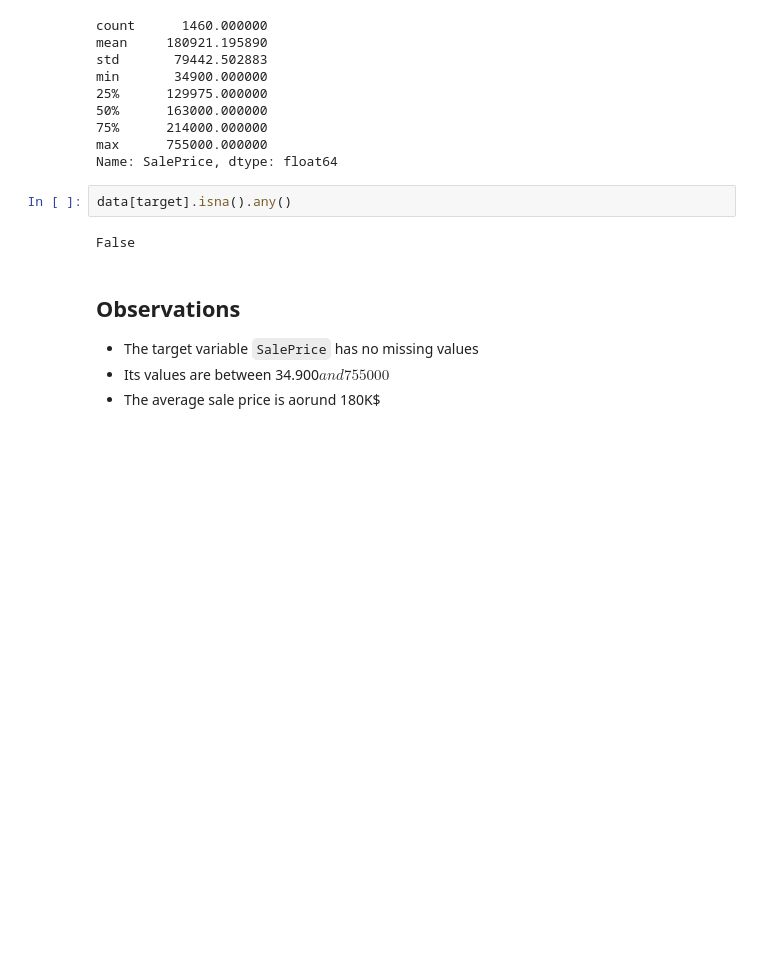
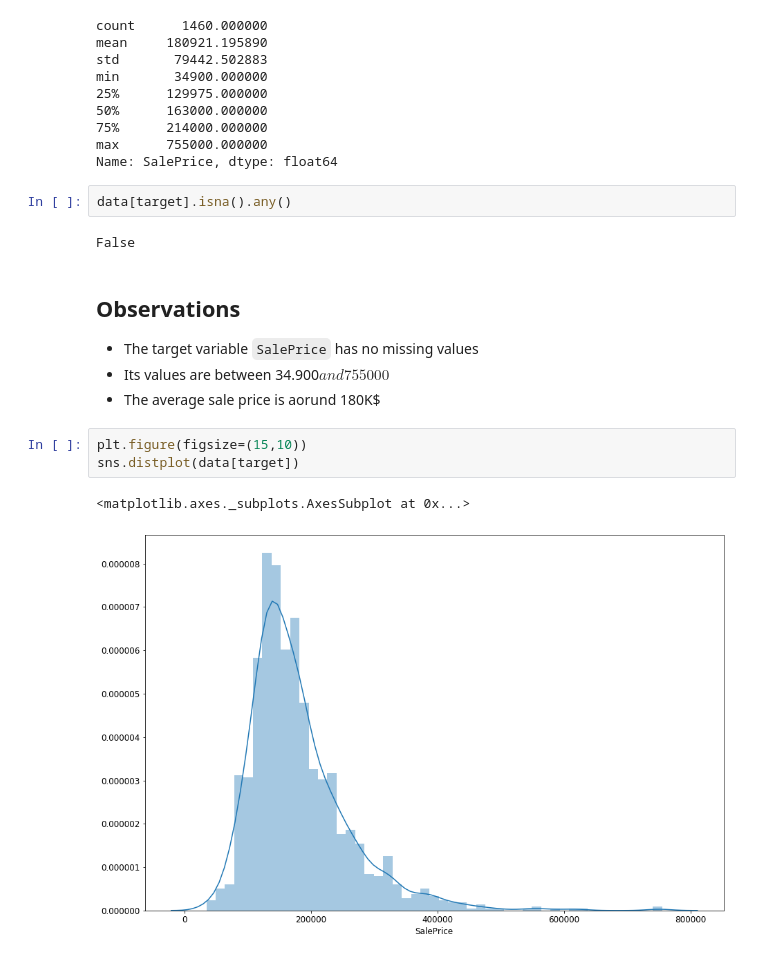
Before and after one commit to lohiermichael/house-prices-prediction, a Jupyter notebook: notebooks/1.data_analysis.ipynb, the cells around one changed output. Cells and saved outputs as stored; diff of their text form; blank space fills up the shorter version.

```diff
--- a/notebooks/1.data_analysis.ipynb
+++ b/notebooks/1.data_analysis.ipynb
@@ -284,3 +292,9 @@ False
 - The target variable `SalePrice` has no missing values
 - Its values are between 34.900$ and 755000$
 - The average sale price is aorund 180K$
+# %%
+plt.figure(figsize=(15,10))
+sns.distplot(data[target])
+# %% [output]
+<matplotlib.axes._subplots.AxesSubplot at 0x...>
+[figure, added]
```
Also changed, not shown: parts of 20 cells of this notebook, 1 other file.
